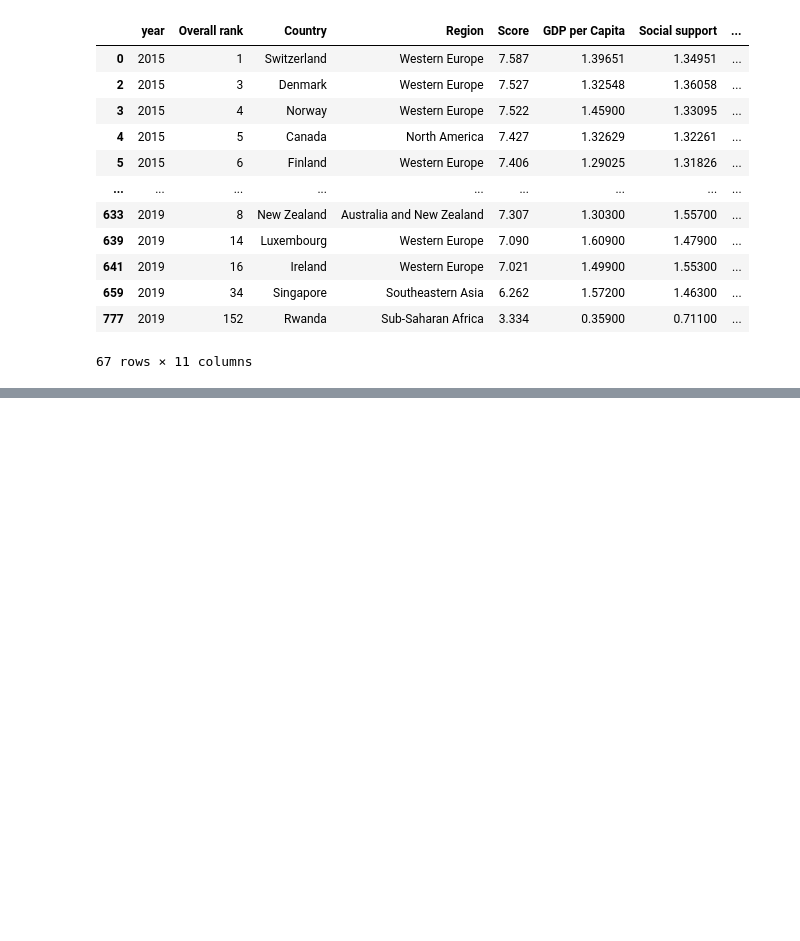
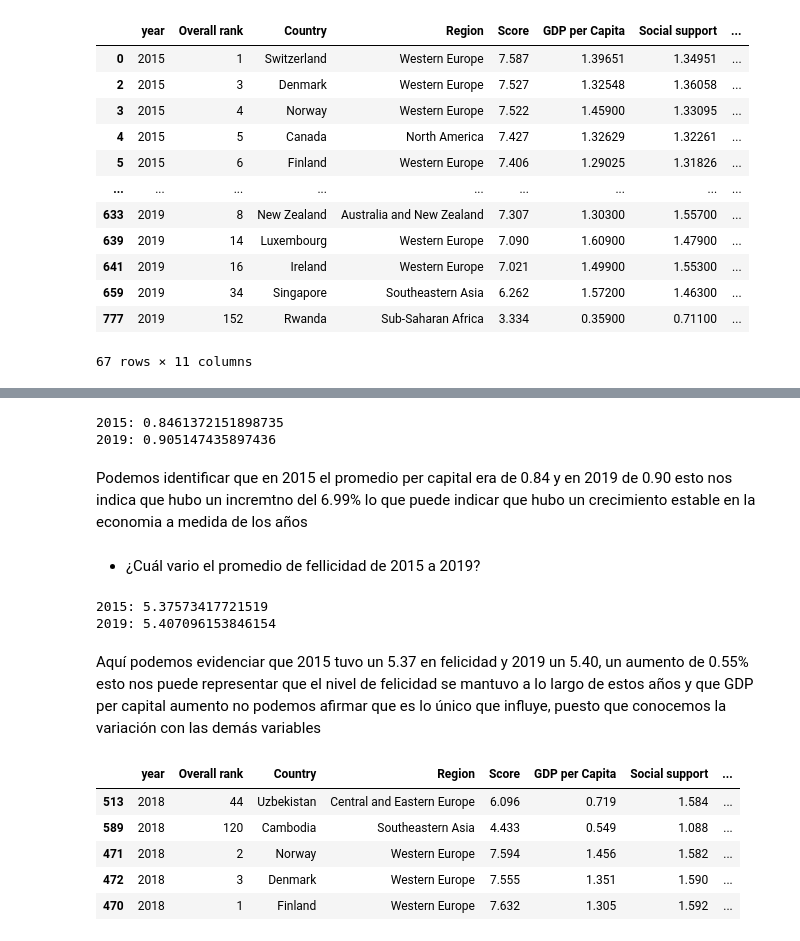
Before and after one commit to lacastrilf/Workshops-Machine-Learning, a Jupyter notebook: 01_Workshop/world_happines.ipynb, the cells around one changed output, grey strips where cells are left out. Cells and saved outputs as stored; diff of their text form; code cells hidden in the pictures; blank space fills up the shorter version.

```diff
--- a/01_Workshop/world_happines.ipynb
+++ b/01_Workshop/world_happines.ipynb
@@ -389,0 +454,37 @@ df[(df["Perceptions of corruption"] > upper_bound)]
+# %%
+GDP_per_yer = df.groupby('year')['GDP per Capita'].mean()
+
+for year in GDP_per_yer.index:
+    if year == 2015:
+        print(f"{year}: {GDP_per_yer[year]}")
+    if year == 2019:
+        print(f"{year}: {GDP_per_yer[year]}")
+# %% [output]
+2015: 0.8461372151898735
+2019: 0.905147435897436
+# %% [markdown]
+Podemos identificar que en 2015 el promedio per capital era de 0.84 y en 2019 de 0.90 esto nos indica que hubo un incremtno del 6.99% lo que puede indicar que hubo un crecimiento estable en la economia a medida de los años
+# %% [markdown]
+-  ¿Cuál vario el promedio de fellicidad de 2015 a 2019?
+# %%
+score_per_yer = df.groupby('year')['Score'].mean()
+
+for year in score_per_yer.index:
+    if year == 2015:
+        print(f"{year}: {score_per_yer[year]}")
+    if year == 2019:
+        print(f"{year}: {score_per_yer[year]}")
+# %% [output]
+2015: 5.37573417721519
+2019: 5.407096153846154
+# %% [markdown]
+Aquí podemos evidenciar que 2015 tuvo un 5.37 en felicidad y 2019 un 5.40, un aumento de 0.55% esto nos puede representar que el nivel de felicidad se mantuvo a lo largo de estos años y que GDP per capital aumento no podemos afirmar que es lo único que influye, puesto que conocemos la variación con las demás variables
+# %%
+df.sort_values(by='Freedom', ascending=False).head(5)
+# %% [output]
+|  | year | Overall rank | Country | Region | Score | GDP per Capita | Social support | ... |
+| 513 | 2018 | 44 | Uzbekistan | Central and Eastern Europe | 6.096 | 0.719 | 1.584 | ... |
+| 589 | 2018 | 120 | Cambodia | Southeastern Asia | 4.433 | 0.549 | 1.088 | ... |
+| 471 | 2018 | 2 | Norway | Western Europe | 7.594 | 1.456 | 1.582 | ... |
+| 472 | 2018 | 3 | Denmark | Western Europe | 7.555 | 1.351 | 1.590 | ... |
+| 470 | 2018 | 1 | Finland | Western Europe | 7.632 | 1.305 | 1.592 | ... |
```
Also changed, not shown: parts of 37 cells of this notebook.
